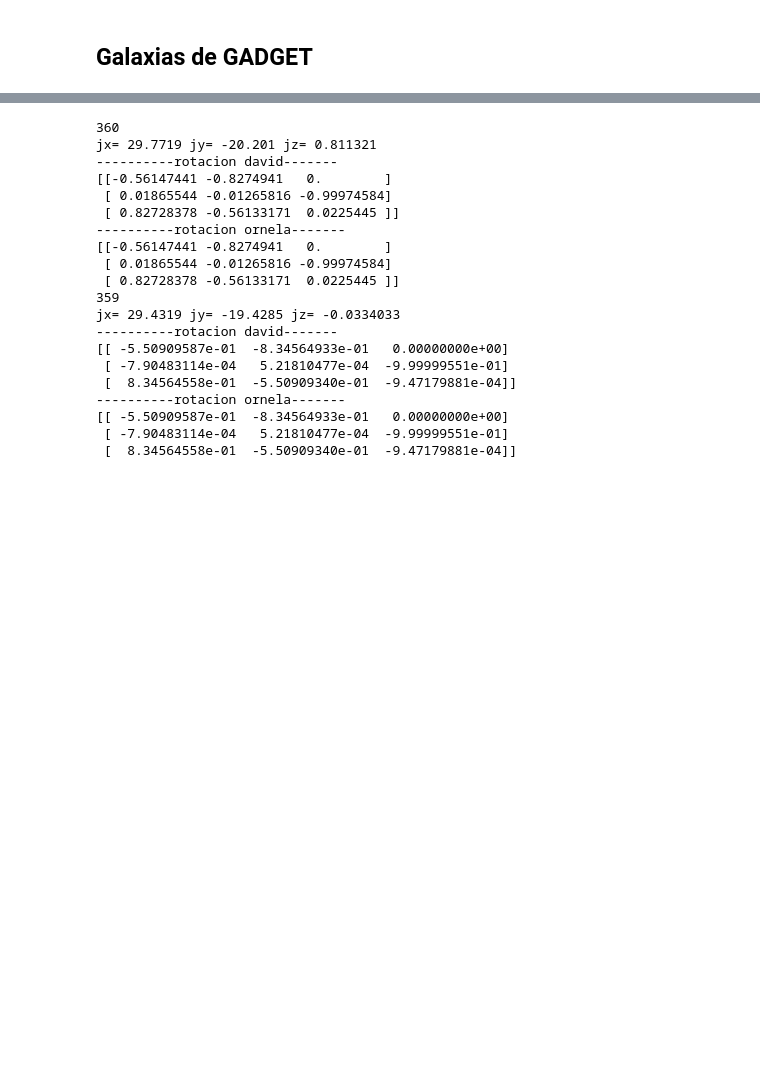
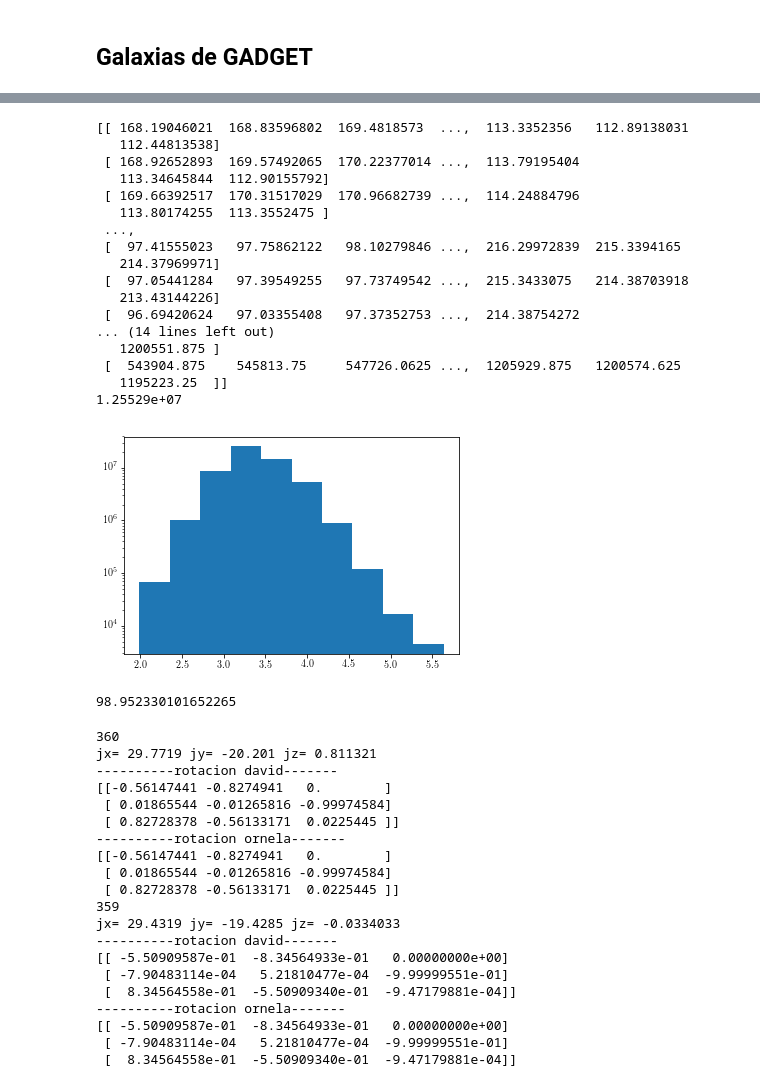
Before and after one commit to ornemarioni/Barras_GdGs, a Jupyter notebook: Barras_Gd/programs/Evol_strdrk_simulaciones.ipynb, the cells around one changed output, grey strips where cells are left out. Saved outputs shown, nothing was run; the diff lists cells and outputs as text; code cells hidden in the pictures; blank space fills up the shorter version.

```diff
--- a/Barras_Gd/programs/Evol_strdrk_simulaciones.ipynb
+++ b/Barras_Gd/programs/Evol_strdrk_simulaciones.ipynb
@@ -455,3 +622,41 @@ rend1.histogram()
+# %%
+a = sum(pos2[3,corte]*1e10)
+print rend1.get_image()
+b = np.sum(rend1.get_image())
+print b
+print shape(rend1.get_image())
+areap = (2.*rl/npixel)**2
+print areap
+
+dens = rend1.get_image()/areap
+print dens
+print median(dens)
+
+rend1.set_logscale()
+rend1.histogram(log=True)
+# %% [output]
+[[ 168.19046021  168.83596802  169.4818573  ...,  113.3352356   112.89138031
+   112.44813538]
+ [ 168.92652893  169.57492065  170.22377014 ...,  113.79195404
+   113.34645844  112.90155792]
+ [ 169.66392517  170.31517029  170.96682739 ...,  114.24884796
+   113.80174255  113.3552475 ]
+ ...,
+ [  97.41555023   97.75862122   98.10279846 ...,  216.29972839  215.3394165
+   214.37969971]
+ [  97.05441284   97.39549255   97.73749542 ...,  215.3433075   214.38703918
+   213.43144226]
+ [  96.69420624   97.03355408   97.37352753 ...,  214.38754272
+... (14 lines left out)
+   1200551.875 ]
+ [  543904.875    545813.75     547726.0625 ...,  1205929.875   1200574.625
+   1195223.25  ]]
+1.25529e+07
+[figure, added]
+# %%
+b*100/a
+# %% [output]
+98.952330101652265
 # %%
 import matplotlib.pyplot as plt
 import h5py
```
Also changed, not shown: parts of 3 cells of this notebook.
